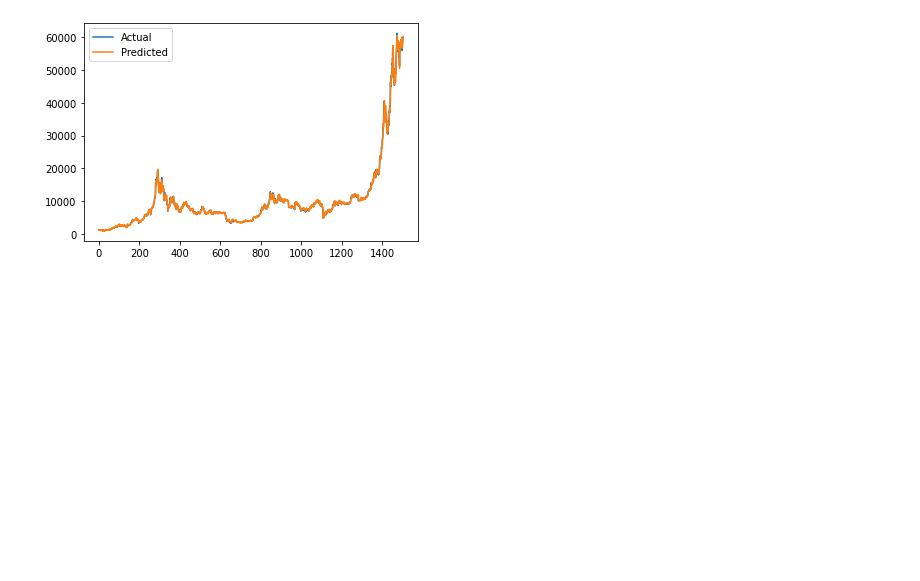
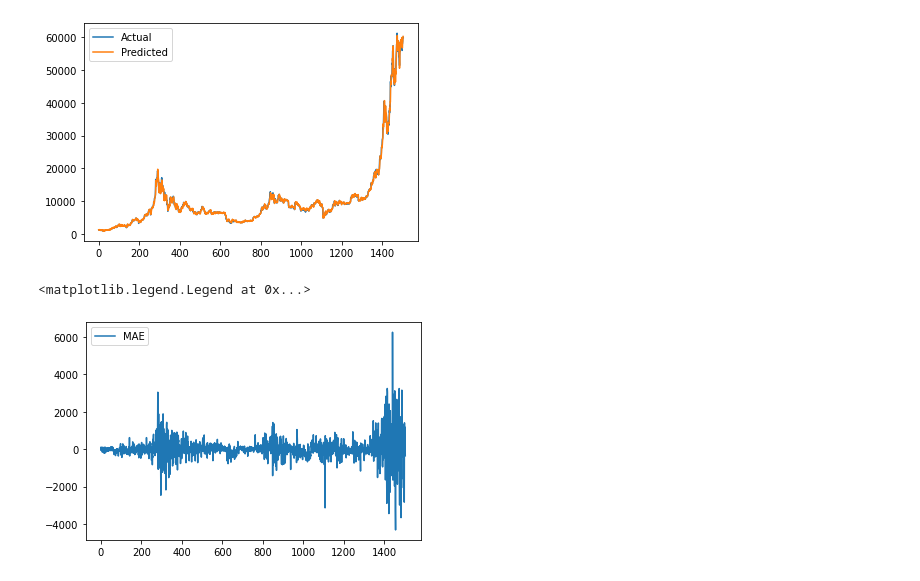
Before and after one commit to QAtester-MM/-----------------------------, a Jupyter notebook: Crypto_BTC.ipynb, the cells around one changed output. Saved outputs shown, nothing was run; the diff lists cells and outputs as text; code cells hidden in the pictures; blank space fills up the shorter version.

```diff
--- a/Crypto_BTC.ipynb
+++ b/Crypto_BTC.ipynb
@@ -250,3 +250,9 @@ MAE 342.76084996667913
 MAX 6243.44619217296
 R2 0.9967817474895195
 [figure]
+# %%
+plt.plot(y-model.predict(X), label="MAE")           # средняя абсолютная ошибка, график
+plt.legend()
+# %% [output]
+<matplotlib.legend.Legend at 0x...>
+[figure, added]
```
Also changed, not shown: parts of 1 cell of this notebook.
